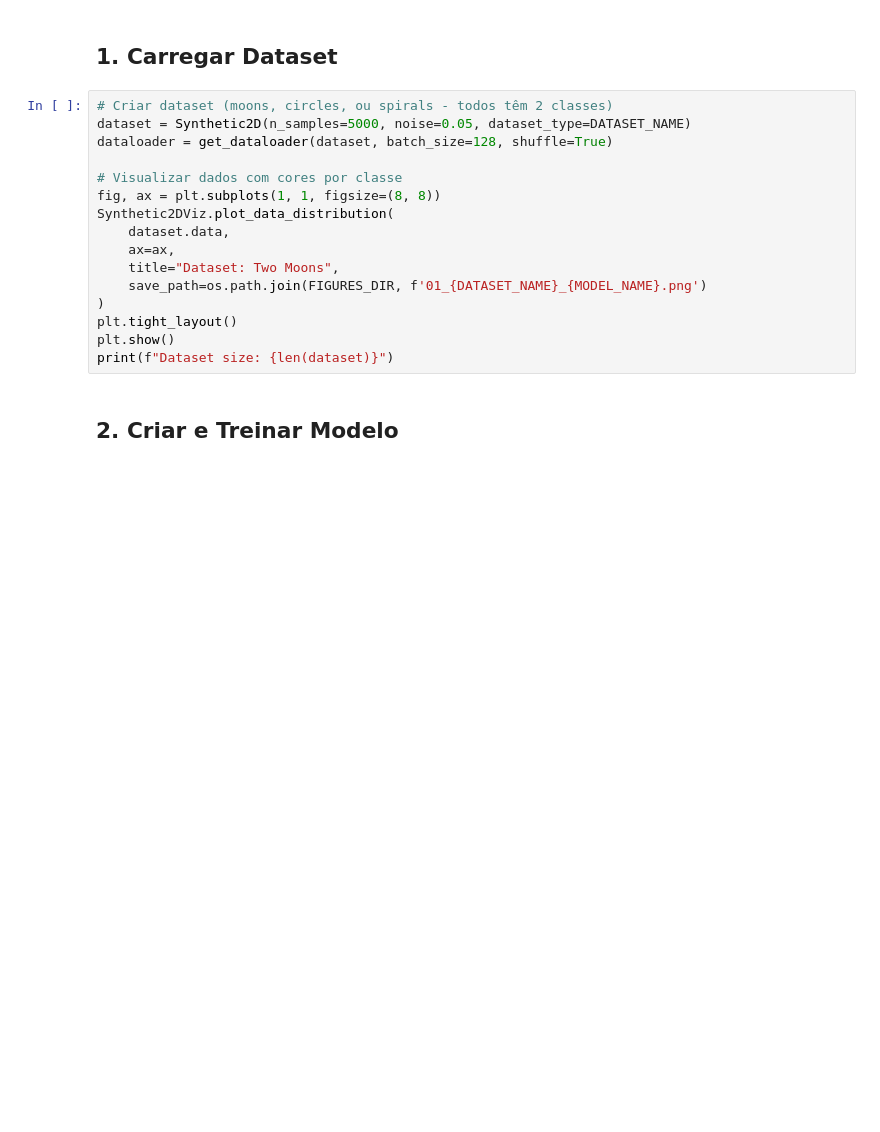
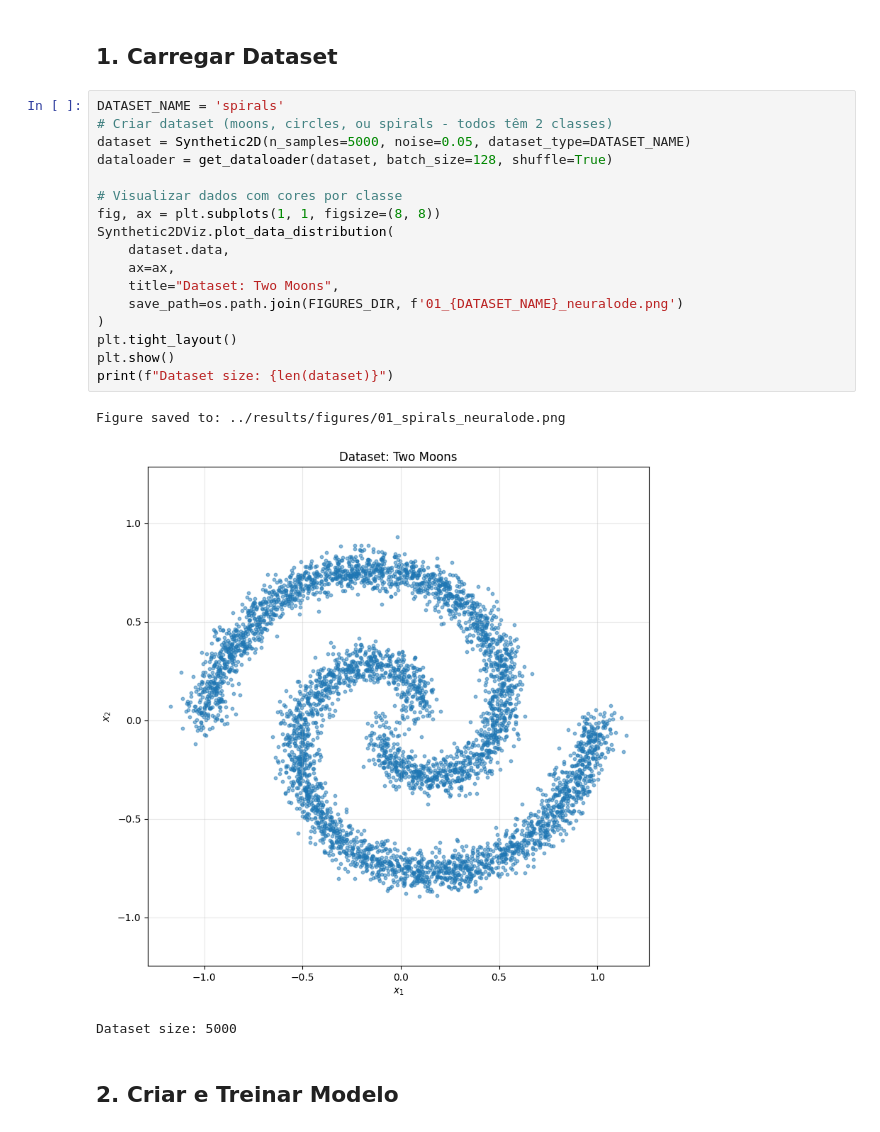
Before and after one commit to lucascbarbosa/flow, a Jupyter notebook: notebooks/01_neural_ode_2d.ipynb, the cells around one changed output. Cells and saved outputs as stored; diff of their text form; blank space fills up the shorter version.

```diff
--- a/notebooks/01_neural_ode_2d.ipynb
+++ b/notebooks/01_neural_ode_2d.ipynb
@@ -38,21 +38,26 @@ MODEL_NAME = 'neuralode'
 # %% [markdown]
 ## 1. Carregar Dataset
 # %%
+DATASET_NAME = 'spirals'
 # Criar dataset (moons, circles, ou spirals - todos têm 2 classes)
 dataset = Synthetic2D(n_samples=5000, noise=0.05, dataset_type=DATASET_NAME)
 dataloader = get_dataloader(dataset, batch_size=128, shuffle=True)
 
 # Visualizar dados com cores por classe
 fig, ax = plt.subplots(1, 1, figsize=(8, 8))
 Synthetic2DViz.plot_data_distribution(
     dataset.data,
     ax=ax,
     title="Dataset: Two Moons",
-    save_path=os.path.join(FIGURES_DIR, f'01_{DATASET_NAME}_{MODEL_NAME}.png')
+    save_path=os.path.join(FIGURES_DIR, f'01_{DATASET_NAME}_neuralode.png')
 )
 plt.tight_layout()
 plt.show()
 print(f"Dataset size: {len(dataset)}")
+# %% [output]
+Figure saved to: ../results/figures/01_spirals_neuralode.png
+[figure, added]
+Dataset size: 5000
 # %% [markdown]
 ## 2. Criar e Treinar Modelo
 # %%
```
Also changed, not shown: parts of 11 cells of this notebook, 7 other files.
